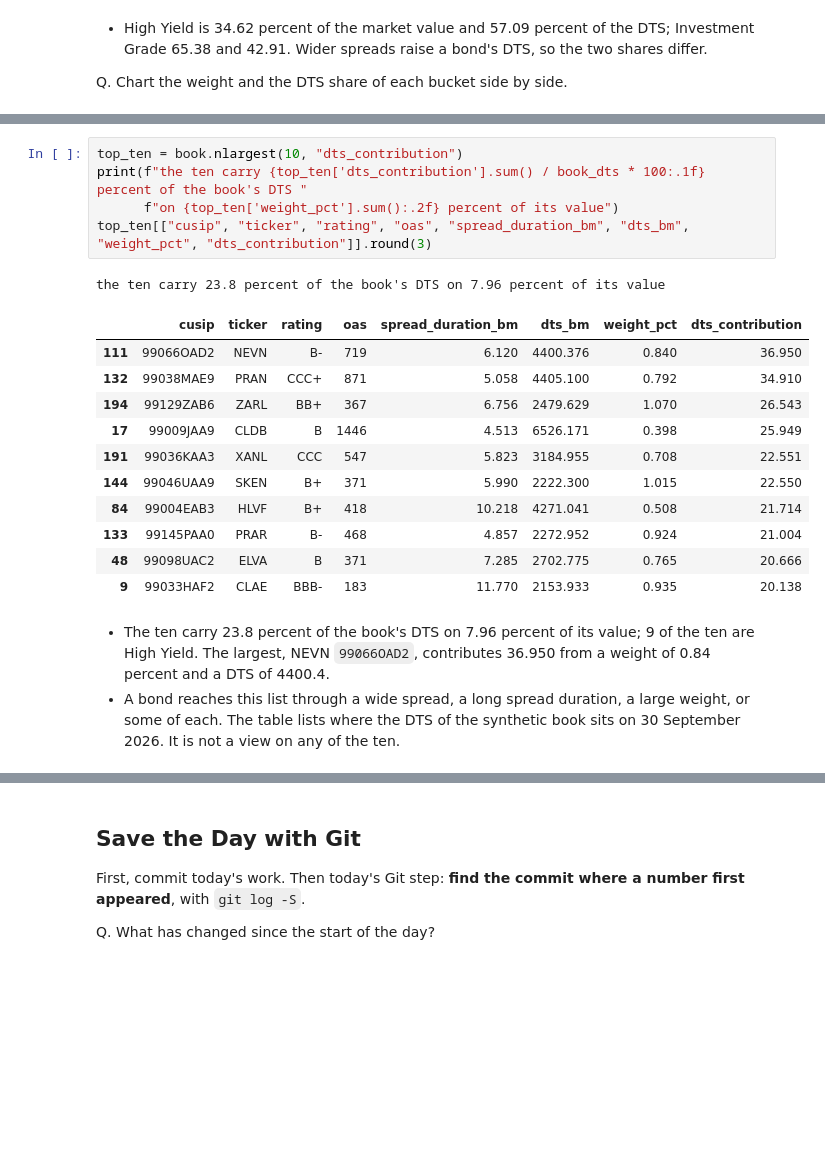
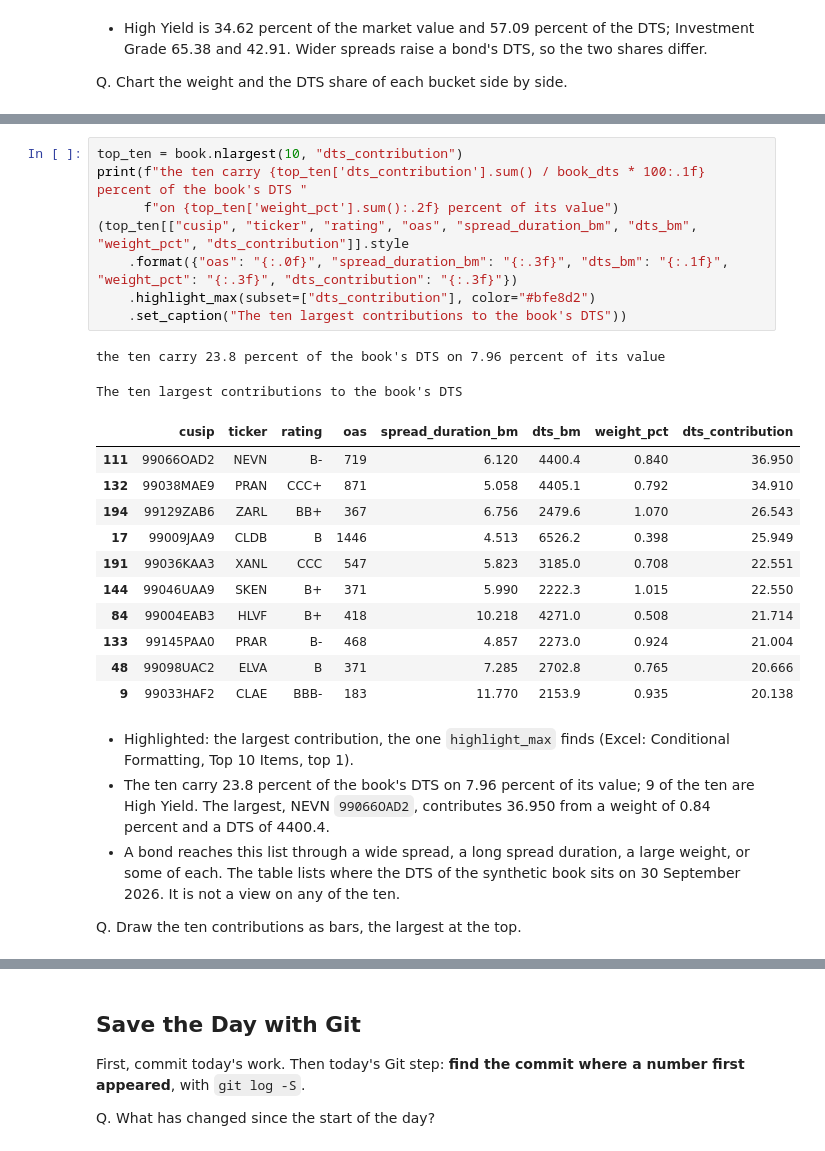
Before and after one commit to lenamonj/python-fixed-income, a Jupyter notebook: course2_bond_math/week3/day3/13_spread_duration_and_dts.ipynb, the cells around one changed output, grey strips where cells are left out. Drawn from its saved outputs; the diff is of its cells as text; blank space fills up the shorter version.

```diff
--- a/course2_bond_math/week3/day3/13_spread_duration_and_dts.ipynb
+++ b/course2_bond_math/week3/day3/13_spread_duration_and_dts.ipynb
@@ -1617,21 +1747,28 @@ Q. Which ten bonds contribute the most to the book's DTS?
 # %%
 top_ten = book.nlargest(10, "dts_contribution")
 print(f"the ten carry {top_ten['dts_contribution'].sum() / book_dts * 100:.1f} percent of the book's DTS "
       f"on {top_ten['weight_pct'].sum():.2f} percent of its value")
-top_ten[["cusip", "ticker", "rating", "oas", "spread_duration_bm", "dts_bm", "weight_pct", "dts_contribution"]].round(3)
+(top_ten[["cusip", "ticker", "rating", "oas", "spread_duration_bm", "dts_bm", "weight_pct", "dts_contribution"]].style
+    .format({"oas": "{:.0f}", "spread_duration_bm": "{:.3f}", "dts_bm": "{:.1f}", "weight_pct": "{:.3f}", "dts_contribution": "{:.3f}"})
+    .highlight_max(subset=["dts_contribution"], color="#bfe8d2")
+    .set_caption("The ten largest contributions to the book's DTS"))
 # %% [output]
 the ten carry 23.8 percent of the book's DTS on 7.96 percent of its value
+The ten largest contributions to the book's DTS
 |  | cusip | ticker | rating | oas | spread_duration_bm | dts_bm | weight_pct | dts_contribution |
-| 111 | 99066OAD2 | NEVN | B- | 719 | 6.120 | 4400.376 | 0.840 | 36.950 |
-| 132 | 99038MAE9 | PRAN | CCC+ | 871 | 5.058 | 4405.100 | 0.792 | 34.910 |
-| 194 | 99129ZAB6 | ZARL | BB+ | 367 | 6.756 | 2479.629 | 1.070 | 26.543 |
-| 17 | 99009JAA9 | CLDB | B | 1446 | 4.513 | 6526.171 | 0.398 | 25.949 |
-| 191 | 99036KAA3 | XANL | CCC | 547 | 5.823 | 3184.955 | 0.708 | 22.551 |
-| 144 | 99046UAA9 | SKEN | B+ | 371 | 5.990 | 2222.300 | 1.015 | 22.550 |
-| 84 | 99004EAB3 | HLVF | B+ | 418 | 10.218 | 4271.041 | 0.508 | 21.714 |
-| 133 | 99145PAA0 | PRAR | B- | 468 | 4.857 | 2272.952 | 0.924 | 21.004 |
-| 48 | 99098UAC2 | ELVA | B | 371 | 7.285 | 2702.775 | 0.765 | 20.666 |
-| 9 | 99033HAF2 | CLAE | BBB- | 183 | 11.770 | 2153.933 | 0.935 | 20.138 |
+| 111 | 99066OAD2 | NEVN | B- | 719 | 6.120 | 4400.4 | 0.840 | 36.950 |
+| 132 | 99038MAE9 | PRAN | CCC+ | 871 | 5.058 | 4405.1 | 0.792 | 34.910 |
+| 194 | 99129ZAB6 | ZARL | BB+ | 367 | 6.756 | 2479.6 | 1.070 | 26.543 |
+| 17 | 99009JAA9 | CLDB | B | 1446 | 4.513 | 6526.2 | 0.398 | 25.949 |
+| 191 | 99036KAA3 | XANL | CCC | 547 | 5.823 | 3185.0 | 0.708 | 22.551 |
+| 144 | 99046UAA9 | SKEN | B+ | 371 | 5.990 | 2222.3 | 1.015 | 22.550 |
+| 84 | 99004EAB3 | HLVF | B+ | 418 | 10.218 | 4271.0 | 0.508 | 21.714 |
+| 133 | 99145PAA0 | PRAR | B- | 468 | 4.857 | 2273.0 | 0.924 | 21.004 |
+| 48 | 99098UAC2 | ELVA | B | 371 | 7.285 | 2702.8 | 0.765 | 20.666 |
+| 9 | 99033HAF2 | CLAE | BBB- | 183 | 11.770 | 2153.9 | 0.935 | 20.138 |
 # %% [markdown]
+* Highlighted: the largest contribution, the one `highlight_max` finds (Excel: Conditional Formatting, Top 10 Items, top 1).
 * The ten carry 23.8 percent of the book's DTS on 7.96 percent of its value; 9 of the ten are High Yield. The largest, NEVN `99066OAD2`, contributes 36.950 from a weight of 0.84 percent and a DTS of 4400.4.
 * A bond reaches this list through a wide spread, a long spread duration, a large weight, or some of each. The table lists where the DTS of the synthetic book sits on 30 September 2026. It is not a view on any of the ten.
+
+Q. Draw the ten contributions as bars, the largest at the top.
```
Also changed, not shown: parts of 31 cells of this notebook, 2 other files.
